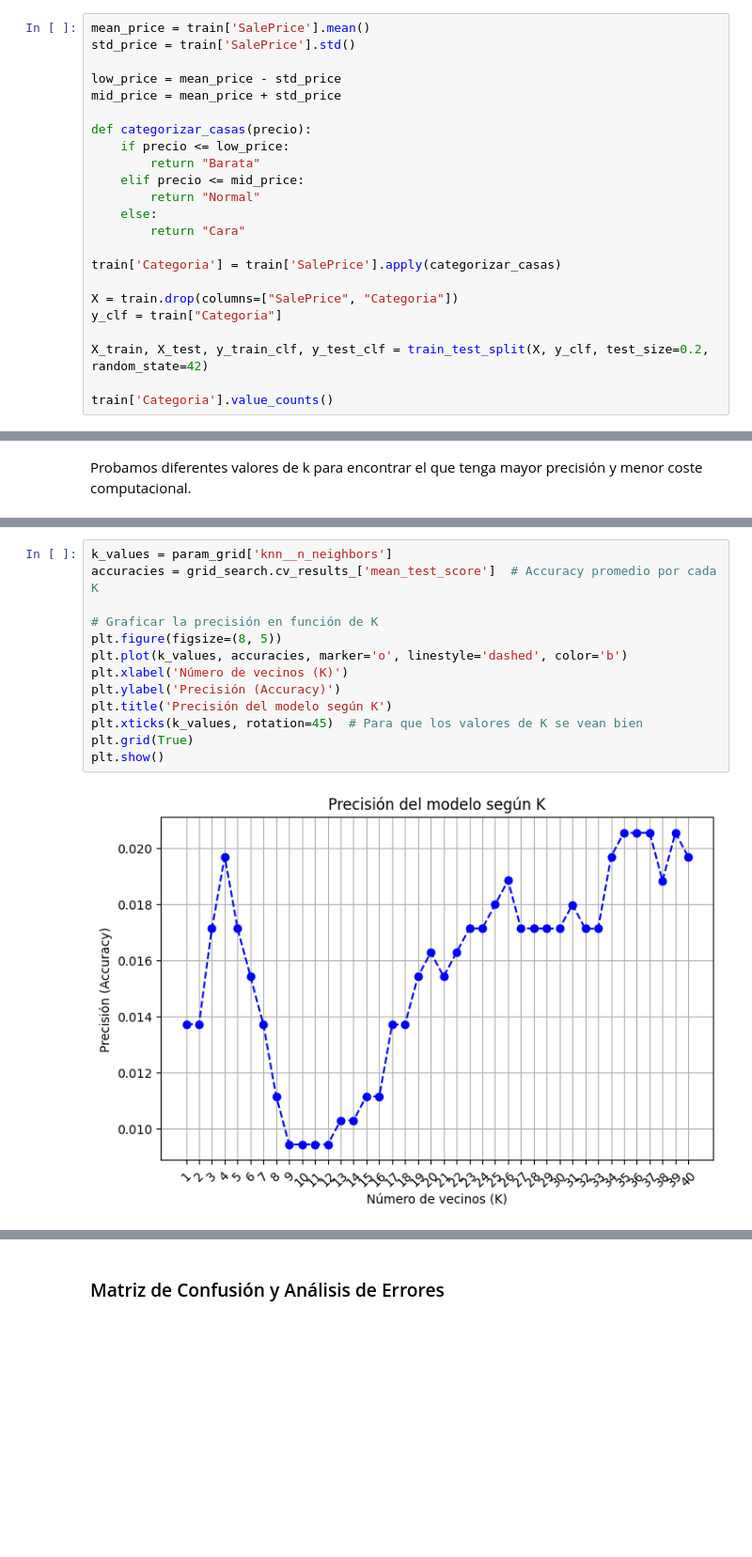
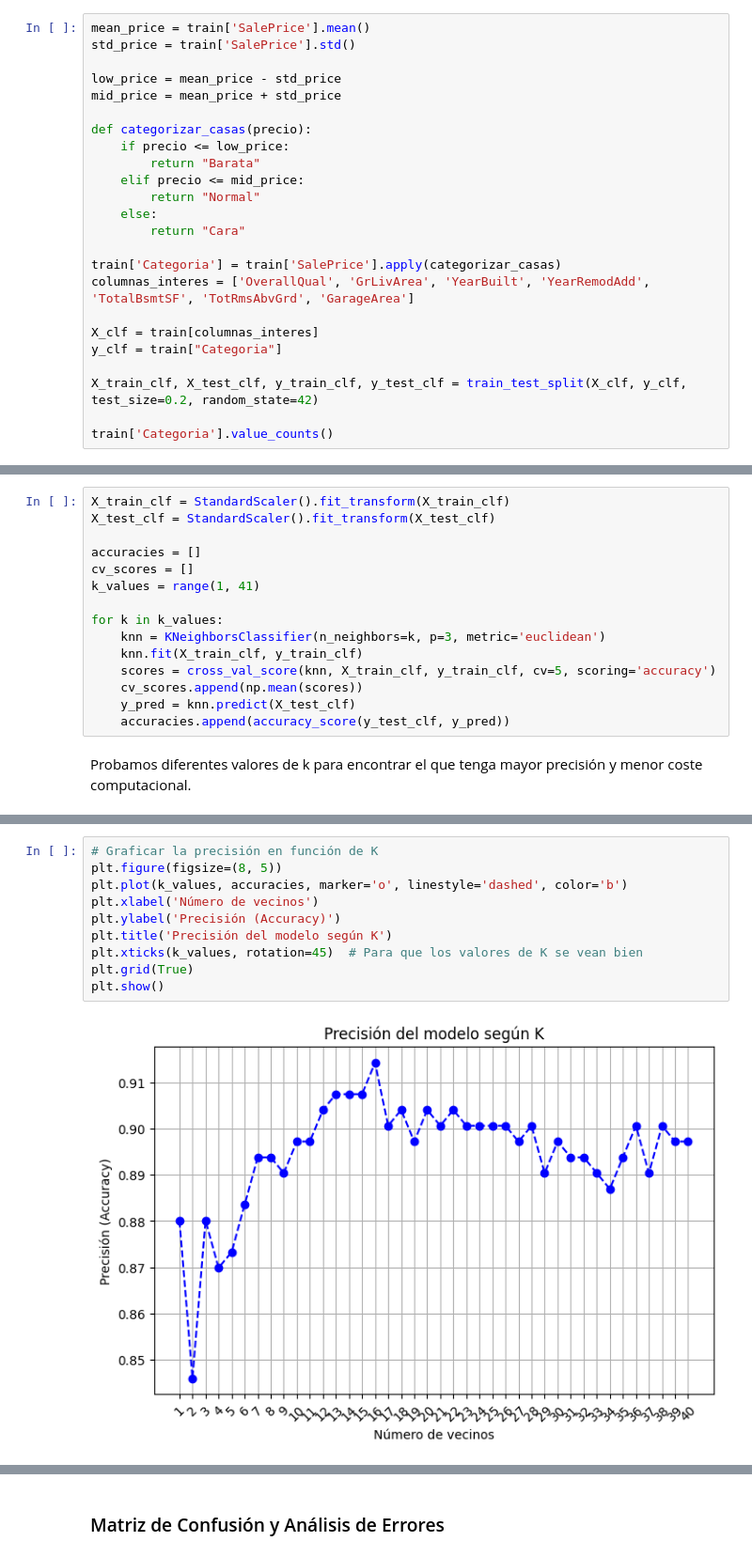
Before and after one commit to DiegoGarV/HT6-DM, a Jupyter notebook: knn.ipynb, the cells around one changed output, grey strips where cells are left out. Shown at 94% size. Cells and saved outputs as stored; diff of their text form; blank space fills up the shorter version.

```diff
--- a/knn.ipynb
+++ b/knn.ipynb
@@ -254,11 +207,12 @@ def categorizar_casas(precio):
         return "Cara"
 
 train['Categoria'] = train['SalePrice'].apply(categorizar_casas)
+columnas_interes = ['OverallQual', 'GrLivArea', 'YearBuilt', 'YearRemodAdd',  'TotalBsmtSF', 'TotRmsAbvGrd', 'GarageArea']
 
-X = train.drop(columns=["SalePrice", "Categoria"])
+X_clf = train[columnas_interes]
 y_clf = train["Categoria"]
 
-X_train, X_test, y_train_clf, y_test_clf = train_test_split(X, y_clf, test_size=0.2, random_state=42)
+X_train_clf, X_test_clf, y_train_clf, y_test_clf = train_test_split(X_clf, y_clf, test_size=0.2, random_state=42)
 
 train['Categoria'].value_counts()
 # %% [output]
@@ -281,2 +226,17 @@ param_grid = {
+# %%
+X_train_clf = StandardScaler().fit_transform(X_train_clf)
+X_test_clf = StandardScaler().fit_transform(X_test_clf)
+
+accuracies = []
+cv_scores = []
+k_values = range(1, 41)
+
+for k in k_values:
+    knn = KNeighborsClassifier(n_neighbors=k, p=3, metric='euclidean')
+    knn.fit(X_train_clf, y_train_clf)
+    scores = cross_val_score(knn, X_train_clf, y_train_clf, cv=5, scoring='accuracy')
+    cv_scores.append(np.mean(scores))
+    y_pred = knn.predict(X_test_clf)
+    accuracies.append(accuracy_score(y_test_clf, y_pred))
 # %% [markdown]
 Probamos diferentes valores de k para encontrar el que tenga mayor precisión y menor coste computacional.
@@ -296,15 +249,12 @@ Mejor accuracy en validación cruzada: 0.0206
 # %%
-k_values = param_grid['knn__n_neighbors']
-accuracies = grid_search.cv_results_['mean_test_score']  # Accuracy promedio por cada K
-
 # Graficar la precisión en función de K
 plt.figure(figsize=(8, 5))
 plt.plot(k_values, accuracies, marker='o', linestyle='dashed', color='b')
-plt.xlabel('Número de vecinos (K)')
+plt.xlabel('Número de vecinos')
 plt.ylabel('Precisión (Accuracy)')
 plt.title('Precisión del modelo según K')
 plt.xticks(k_values, rotation=45)  # Para que los valores de K se vean bien
 plt.grid(True)
 plt.show()
 # %% [output]
-[figure, old version]
+[figure, new version]
```
Also changed, not shown: parts of 14 cells of this notebook.
